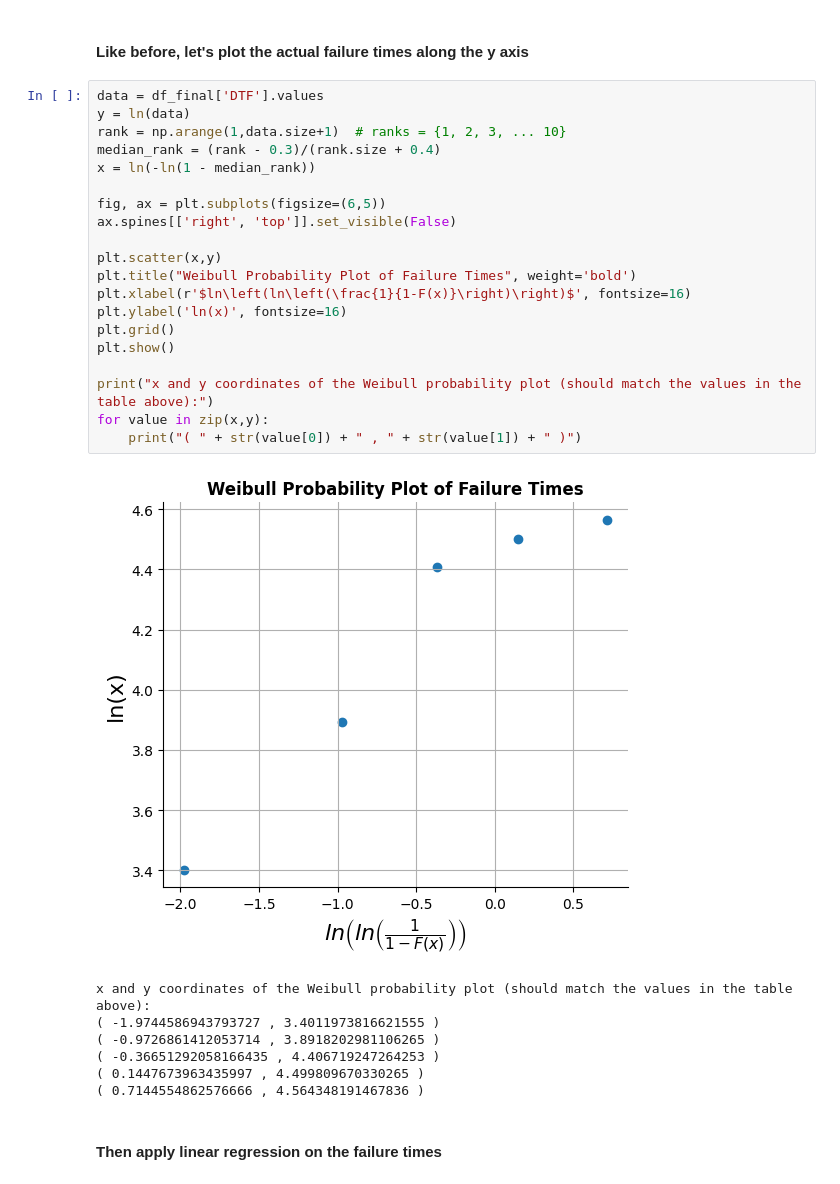
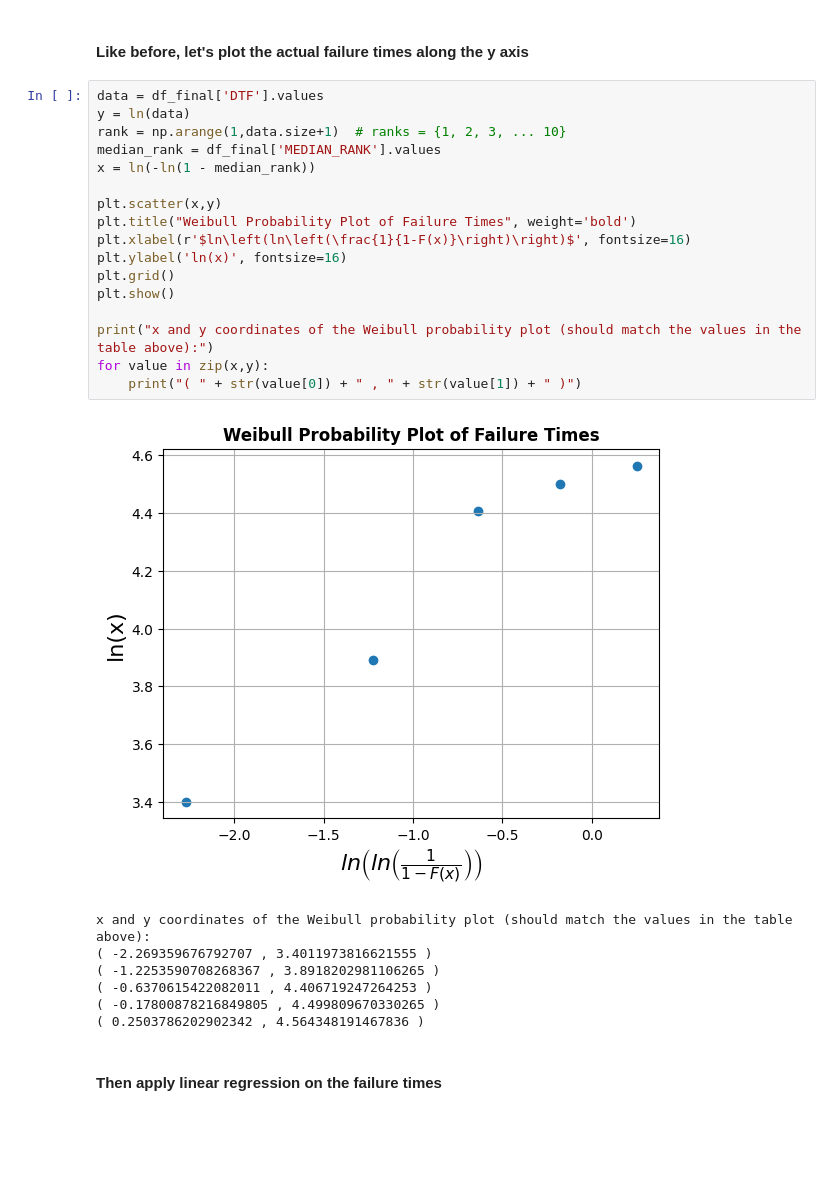
Before and after one commit to pybokeh/forecasting, a Jupyter notebook: notebooks/Weibull_Analysis.ipynb, the cells around one changed output. Cells and saved outputs as stored; diff of their text form; blank space fills up the shorter version.

```diff
--- a/notebooks/Weibull_Analysis.ipynb
+++ b/notebooks/Weibull_Analysis.ipynb
@@ -331,31 +317,28 @@ df_final
 # %%
 data = df_final['DTF'].values
 y = ln(data)
 rank = np.arange(1,data.size+1)  # ranks = {1, 2, 3, ... 10}
-median_rank = (rank - 0.3)/(rank.size + 0.4)
+median_rank = df_final['MEDIAN_RANK'].values
 x = ln(-ln(1 - median_rank))
-
-fig, ax = plt.subplots(figsize=(6,5))
-ax.spines[['right', 'top']].set_visible(False)
 
 plt.scatter(x,y)
 plt.title("Weibull Probability Plot of Failure Times", weight='bold')
 plt.xlabel(r'$ln\left(ln\left(\frac{1}{1-F(x)}\right)\right)$', fontsize=16)
 plt.ylabel('ln(x)', fontsize=16)
 plt.grid()
 plt.show()
 
 print("x and y coordinates of the Weibull probability plot (should match the values in the table above):")
 for value in zip(x,y):
     print("( " + str(value[0]) + " , " + str(value[1]) + " )")
 # %% [output]
-[figure, old version]
+[figure, new version]
 x and y coordinates of the Weibull probability plot (should match the values in the table above):
-( -1.9744586943793727 , 3.4011973816621555 )
-( -0.9726861412053714 , 3.8918202981106265 )
-( -0.36651292058166435 , 4.406719247264253 )
-( 0.1447673963435997 , 4.499809670330265 )
-( 0.7144554862576666 , 4.564348191467836 )
+( -2.269359676792707 , 3.4011973816621555 )
+( -1.2253590708268367 , 3.8918202981106265 )
+( -0.6370615422082011 , 4.406719247264253 )
+( -0.17800878216849805 , 4.499809670330265 )
+( 0.2503786202902342 , 4.564348191467836 )
 # %% [markdown]
 #### Then apply linear regression on the failure times
 # %%
```
Also changed, not shown: parts of 18 cells of this notebook, 1 other file.
